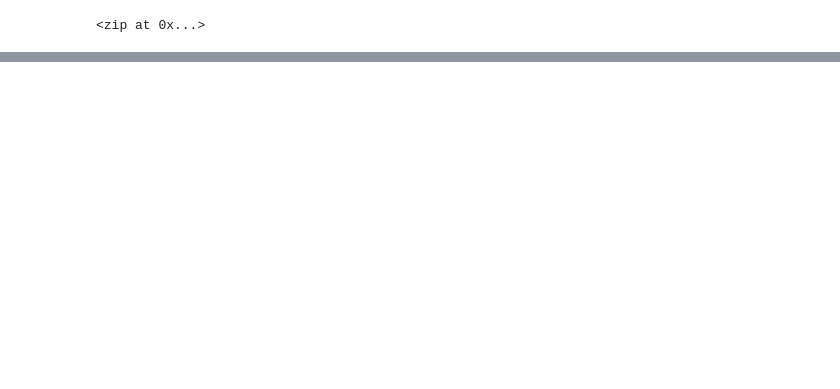
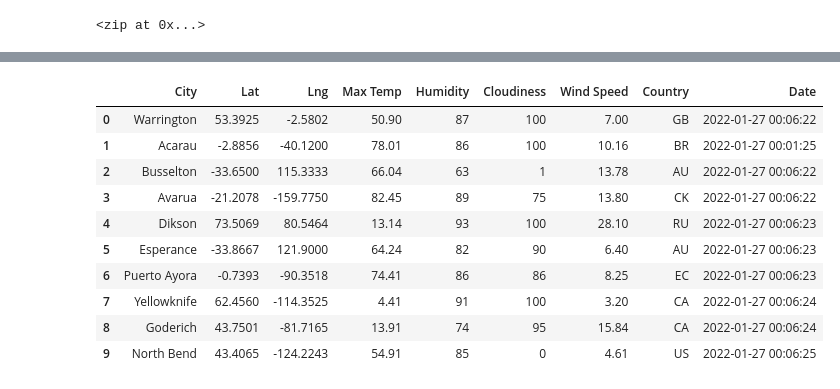
Before and after one commit to GrahamNeal13/World_Weather_Analysis, a Jupyter notebook: WeatherPy.ipynb, the cells around one changed output, grey strips where cells are left out. Drawn from its saved outputs; the diff is of its cells as text; code cells hidden in the pictures; blank space fills up the shorter version.

```diff
--- a/WeatherPy.ipynb
+++ b/WeatherPy.ipynb
@@ -29,0 +135,16 @@ len(cities)
+# %%
+# Convert the array of dictionaries to a Pandas DataFrame.
+city_data_df = pd.DataFrame(city_data)
+city_data_df.head(10)
+# %% [output]
+|  | City | Lat | Lng | Max Temp | Humidity | Cloudiness | Wind Speed | Country | Date |
+| 0 | Warrington | 53.3925 | -2.5802 | 50.90 | 87 | 100 | 7.00 | GB | 2022-01-27 00:06:22 |
+| 1 | Acarau | -2.8856 | -40.1200 | 78.01 | 86 | 100 | 10.16 | BR | 2022-01-27 00:01:25 |
+| 2 | Busselton | -33.6500 | 115.3333 | 66.04 | 63 | 1 | 13.78 | AU | 2022-01-27 00:06:22 |
+| 3 | Avarua | -21.2078 | -159.7750 | 82.45 | 89 | 75 | 13.80 | CK | 2022-01-27 00:06:22 |
+| 4 | Dikson | 73.5069 | 80.5464 | 13.14 | 93 | 100 | 28.10 | RU | 2022-01-27 00:06:23 |
+| 5 | Esperance | -33.8667 | 121.9000 | 64.24 | 82 | 90 | 6.40 | AU | 2022-01-27 00:06:23 |
+| 6 | Puerto Ayora | -0.7393 | -90.3518 | 74.41 | 86 | 86 | 8.25 | EC | 2022-01-27 00:06:23 |
+| 7 | Yellowknife | 62.4560 | -114.3525 | 4.41 | 91 | 100 | 3.20 | CA | 2022-01-27 00:06:24 |
+| 8 | Goderich | 43.7501 | -81.7165 | 13.91 | 74 | 95 | 15.84 | CA | 2022-01-27 00:06:24 |
+| 9 | North Bend | 43.4065 | -124.2243 | 54.91 | 85 | 0 | 4.61 | US | 2022-01-27 00:06:25 |
```
Also changed, not shown: parts of 7 cells of this notebook, 1 other file.
